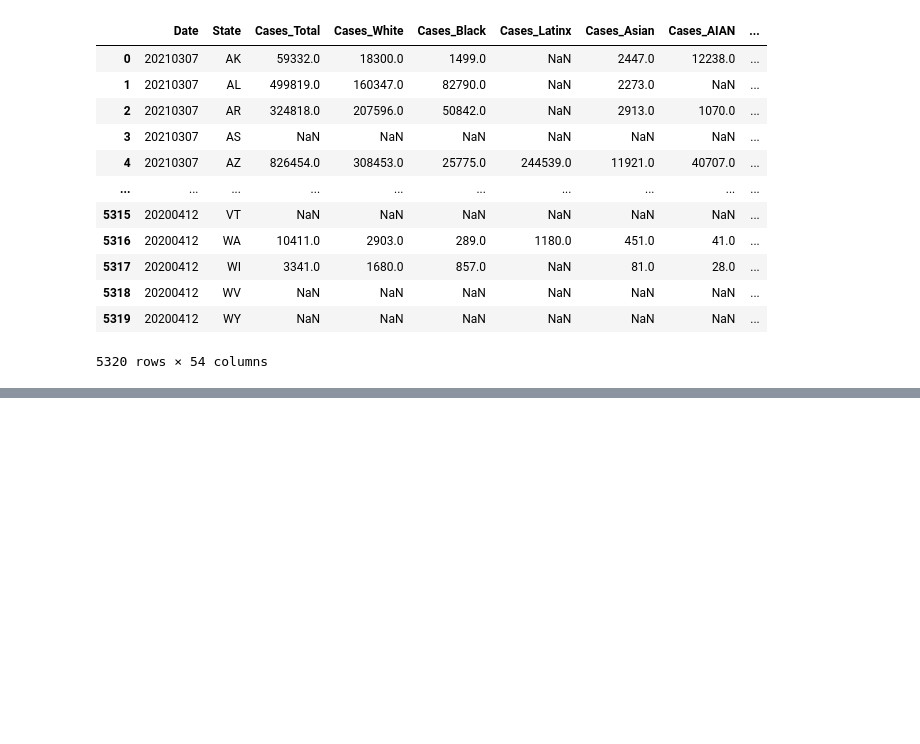
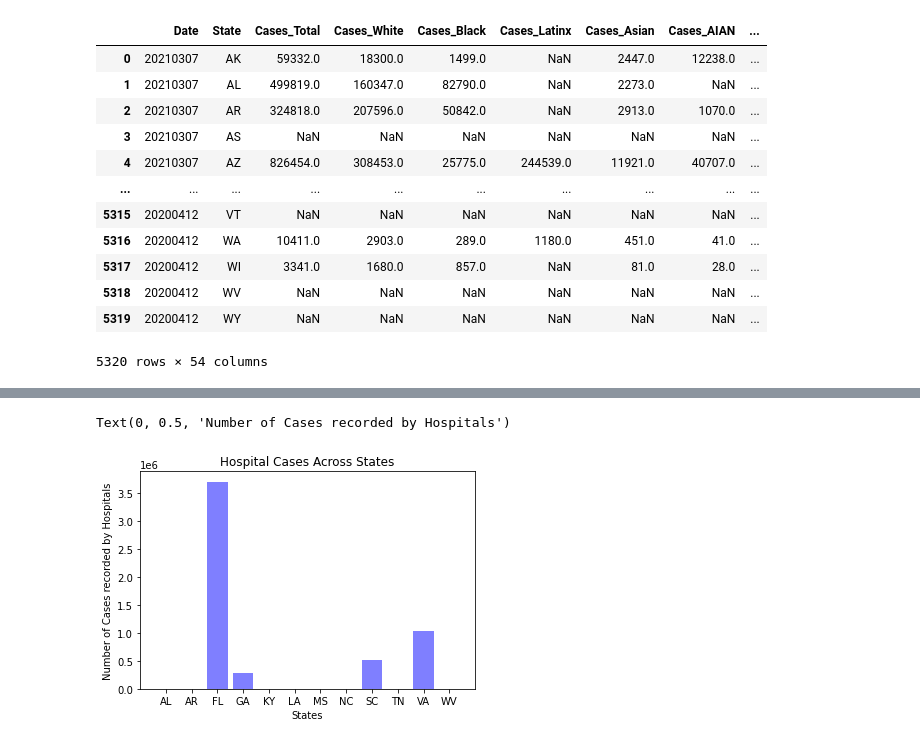
Before and after one commit to burnettaw/CMBKS-Group-5, a Jupyter notebook: covid_analysis_G1-3.ipynb, the cells around one changed output, grey strips where cells are left out. Drawn from its saved outputs; the diff is of its cells as text; code cells hidden in the pictures; blank space fills up the shorter version.

```diff
--- a/covid_analysis_G1-3.ipynb
+++ b/covid_analysis_G1-3.ipynb
@@ -199,0 +206,20 @@ covid_case_totals_se
+# %%
+# 2. Which group had the lowest and highest survival rate?
+# Highest survival rate % = total_cases - total_death/total_cases(same as positive)
+total_cases = se_cases_total_df['Total Cases']
+total_deaths = se_cases_total_df['Total Deaths']
+
+#Hospital per state
+total_hospital_cases = se_cases_total_df['Total Hospital Cases']
+
+
+state_index = se_cases_total_df.index
+state_index
+
+#What is the total covid hospital count?
+total_hospital_cases_total = se_cases_total_df['Total Hospital Cases'].sum()
+
+#How many covid cases died in hospital?
+total_hospital_cases = se_cases_total_df['Total Hospital Cases']
+
+total_hospital_cases
@@ -199,0 +241,12 @@ covid_case_totals_se
+# %%
+#Display Hospital cases per SE state
+x_axis = total_hospital_cases.index #np.arange(len(total_hospital_cases))
+plt.bar(x_axis, total_hospital_cases, color='b', alpha=0.5, align="center")
+plt.title("Hospital Cases Across States")
+plt.xlabel("States")
+plt.ylabel("Number of Cases recorded by Hospitals")
+# tick_locations = [value for value in x_axis]
+# plt.xticks(tick_locations, [total_hospital_cases[0]])
+# %% [output]
+Text(0, 0.5, 'Number of Cases recorded by Hospitals')
+[figure, added]
```
Also changed, not shown: parts of 22 cells of this notebook.
